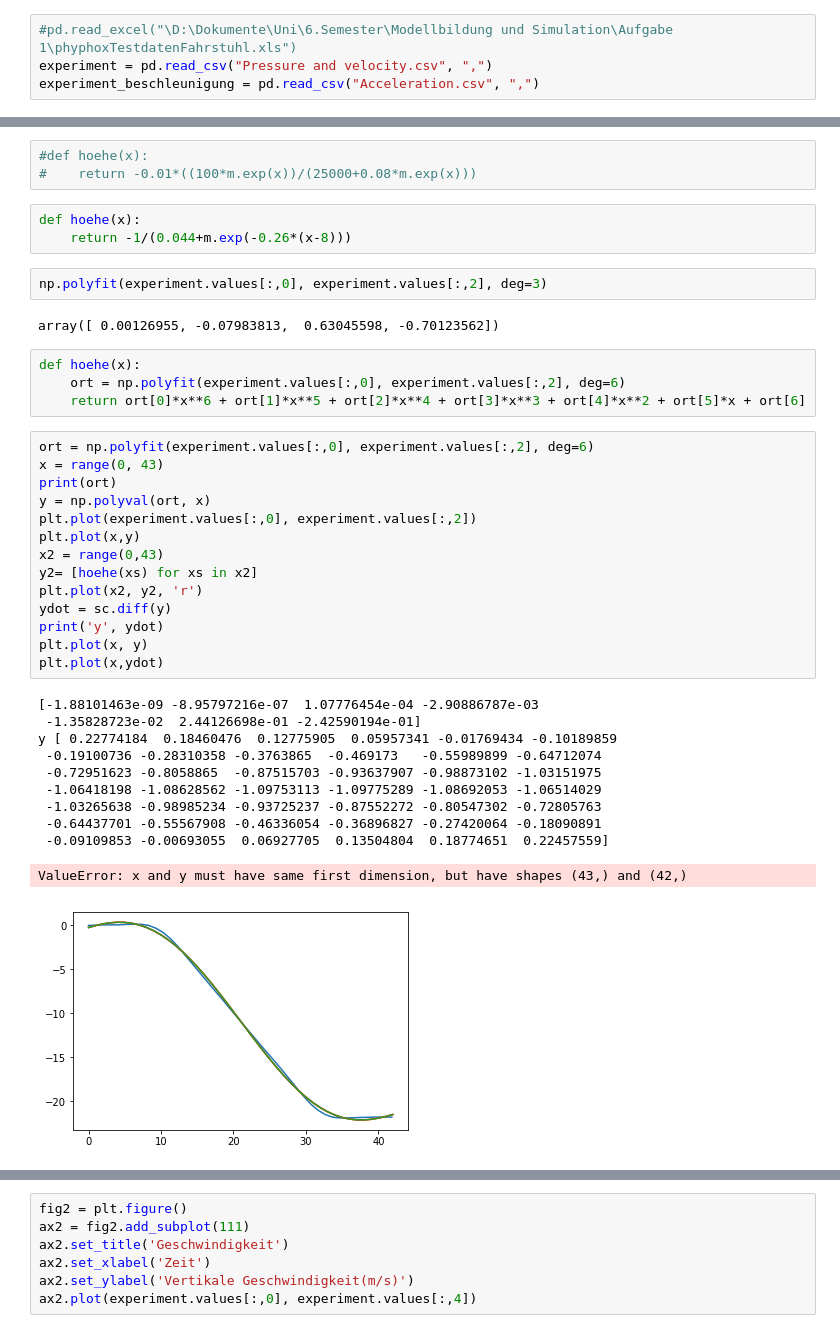
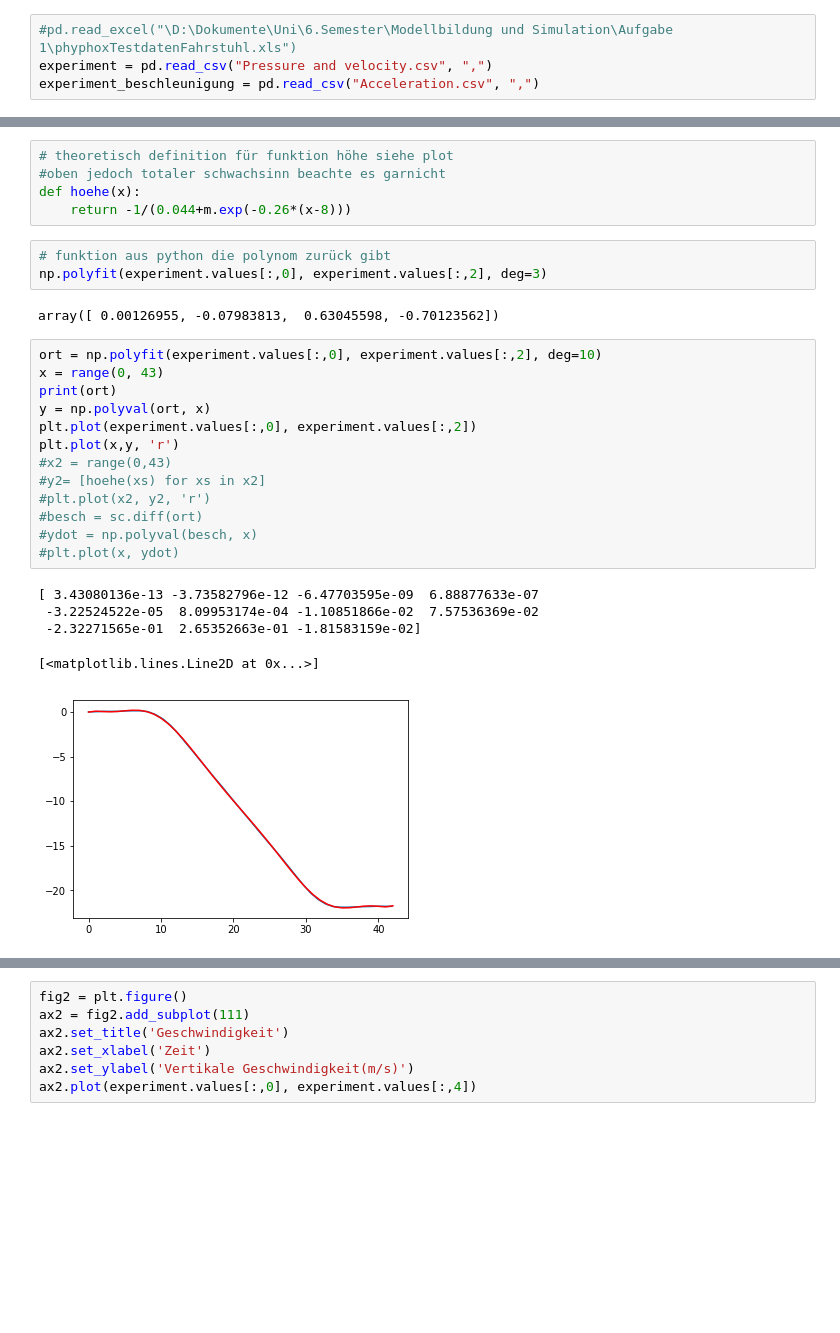
Before and after one commit to AlexandraMayer/Modellbildung-und-Simulation, a Jupyter notebook: Klassiche Mechanik 1.ipynb, the cells around one changed output, grey strips where cells are left out. Drawn from its saved outputs; the diff is of its cells as text; blank space fills up the shorter version.

```diff
--- a/Klassiche Mechanik 1.ipynb
+++ b/Klassiche Mechanik 1.ipynb
@@ -28,41 +28,30 @@ ax1.plot(experiment.values[:,0], experiment.values[:,2])
 [figure]
-# %%
-#def hoehe(x):
-#    return -0.01*((100*m.exp(x))/(25000+0.08*m.exp(x)))
 # %%
+# theoretisch definition für funktion höhe siehe plot
+#oben jedoch totaler schwachsinn beachte es garnicht
 def hoehe(x):
     return -1/(0.044+m.exp(-0.26*(x-8)))
 # %%
+# funktion aus python die polynom zurück gibt
 np.polyfit(experiment.values[:,0], experiment.values[:,2], deg=3)
 # %% [output]
 array([ 0.00126955, -0.07983813,  0.63045598, -0.70123562])
-# %%
-def hoehe(x):
-    ort = np.polyfit(experiment.values[:,0], experiment.values[:,2], deg=6)
-    return ort[0]*x**6 + ort[1]*x**5 + ort[2]*x**4 + ort[3]*x**3 + ort[4]*x**2 + ort[5]*x + ort[6]
 # %%
-ort = np.polyfit(experiment.values[:,0], experiment.values[:,2], deg=6)
+ort = np.polyfit(experiment.values[:,0], experiment.values[:,2], deg=10)
 x = range(0, 43)
 print(ort)
 y = np.polyval(ort, x)
 plt.plot(experiment.values[:,0], experiment.values[:,2])
-plt.plot(x,y)
-x2 = range(0,43)
-y2= [hoehe(xs) for xs in x2]
-plt.plot(x2, y2, 'r')
-ydot = sc.diff(y)
-print('y', ydot)
-plt.plot(x, y)
-plt.plot(x,ydot)
+plt.plot(x,y, 'r')
+#x2 = range(0,43)
+#y2= [hoehe(xs) for xs in x2]
+#plt.plot(x2, y2, 'r')
+#besch = sc.diff(ort)
+#ydot = np.polyval(besch, x)
+#plt.plot(x, ydot)
 # %% [output]
-[-1.88101463e-09 -8.95797216e-07  1.07776454e-04 -2.90886787e-03
- -1.35828723e-02  2.44126698e-01 -2.42590194e-01]
-y [ 0.22774184  0.18460476  0.12775905  0.05957341 -0.01769434 -0.10189859
- -0.19100736 -0.28310358 -0.3763865  -0.469173   -0.55989899 -0.64712074
- -0.72951623 -0.8058865  -0.87515703 -0.93637907 -0.98873102 -1.03151975
- -1.06418198 -1.08628562 -1.09753113 -1.09775289 -1.08692053 -1.06514029
- -1.03265638 -0.98985234 -0.93725237 -0.87552272 -0.80547302 -0.72805763
- -0.64437701 -0.55567908 -0.46336054 -0.36896827 -0.27420064 -0.18090891
- -0.09109853 -0.00693055  0.06927705  0.13504804  0.18774651  0.22457559]
+[ 3.43080136e-13 -3.73582796e-12 -6.47703595e-09  6.88877633e-07
+ -3.22524522e-05  8.09953174e-04 -1.10851866e-02  7.57536369e-02
+ -2.32271565e-01  2.65352663e-01 -1.81583159e-02]
-ValueError: x and y must have same first dimension, but have shapes (43,) and (42,)
+[<matplotlib.lines.Line2D at 0x...>]
-[figure, old version]
+[figure, new version]
```
Also changed, not shown: parts of 6 cells of this notebook.
